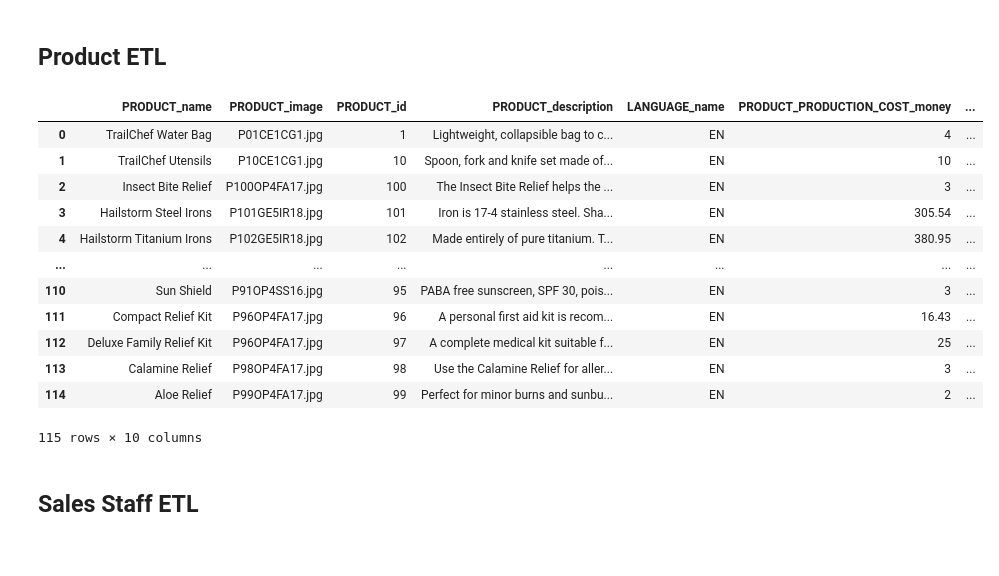
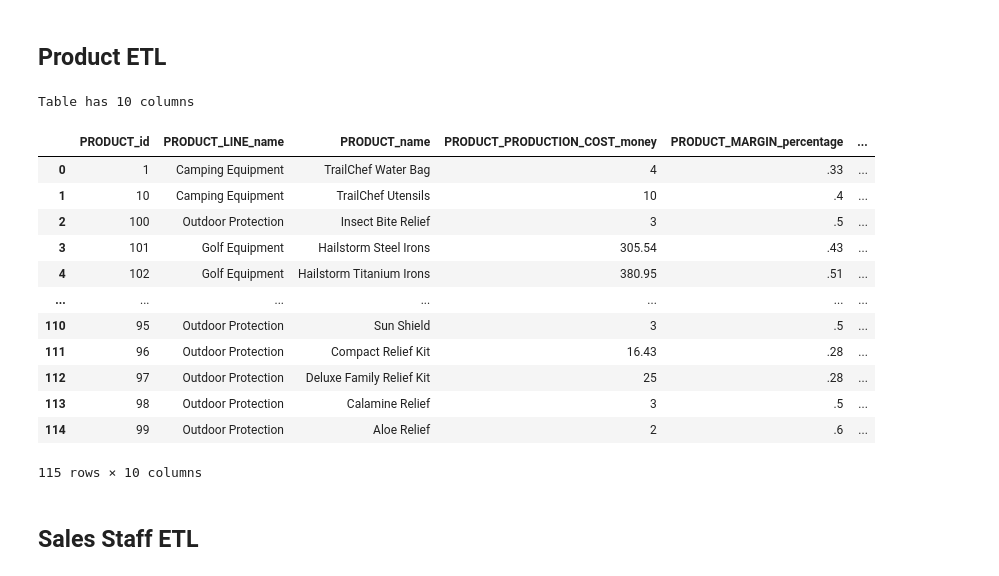
Before and after one commit to Vertcol/Datawarehouse, a Jupyter notebook: ETL.ipynb, the cells around one changed output. Saved outputs shown, nothing was run; the diff lists cells and outputs as text; code cells hidden in the pictures.

```diff
--- a/ETL.ipynb
+++ b/ETL.ipynb
@@ -268,31 +268,34 @@ column_types
 # %% [markdown]
 ## Product ETL
 # %%
+# Merge
 product_etl = pd.merge(product, product_type, on="PRODUCT_TYPE_CODE")
-product_etl = pd.merge(product_etl, product_line, on="PRODUCT_LINE_CODE")\
-    [[
-        "PRODUCT_NAME", "PRODUCT_IMAGE", "PRODUCT_NUMBER",
-        "DESCRIPTION", "LANGUAGE", "PRODUCTION_COST",
-        "MARGIN", "INTRODUCTION_DATE", "PRODUCT_LINE_CODE",
-        "PRODUCT_LINE_EN"
-    ]]\
-    .rename(columns=rename_mapping)
+product_etl = pd.merge(product_etl, product_line, on="PRODUCT_LINE_CODE")
 
+# Rename
+product_etl = product_etl.rename(columns=rename_mapping)
+
+# Exclude
+product_etl = filterColumns(product_etl)
+
+# Assert
+sizeCheck(product_etl,10)
 product_etl
 # %% [output]
+Table has 10 columns
-|  | PRODUCT_name | PRODUCT_image | PRODUCT_id | PRODUCT_description | LANGUAGE_name | PRODUCT_PRODUCTION_COST_money | ... |
-| 0 | TrailChef Water Bag | P01CE1CG1.jpg | 1 | Lightweight, collapsible bag to c... | EN | 4 | ... |
-| 1 | TrailChef Utensils | P10CE1CG1.jpg | 10 | Spoon, fork and knife set made of... | EN | 10 | ... |
-| 2 | Insect Bite Relief | P100OP4FA17.jpg | 100 | The Insect Bite Relief helps the ... | EN | 3 | ... |
-| 3 | Hailstorm Steel Irons | P101GE5IR18.jpg | 101 | Iron is 17-4 stainless steel. Sha... | EN | 305.54 | ... |
-| 4 | Hailstorm Titanium Irons | P102GE5IR18.jpg | 102 | Made entirely of pure titanium. T... | EN | 380.95 | ... |
-| ... | ... | ... | ... | ... | ... | ... | ... |
-| 110 | Sun Shield | P91OP4SS16.jpg | 95 | PABA free sunscreen, SPF 30, pois... | EN | 3 | ... |
-| 111 | Compact Relief Kit | P96OP4FA17.jpg | 96 | A personal first aid kit is recom... | EN | 16.43 | ... |
-| 112 | Deluxe Family Relief Kit | P96OP4FA17.jpg | 97 | A complete medical kit suitable f... | EN | 25 | ... |
-| 113 | Calamine Relief | P98OP4FA17.jpg | 98 | Use the Calamine Relief for aller... | EN | 3 | ... |
-| 114 | Aloe Relief | P99OP4FA17.jpg | 99 | Perfect for minor burns and sunbu... | EN | 2 | ... |
+|  | PRODUCT_id | PRODUCT_LINE_name | PRODUCT_name | PRODUCT_PRODUCTION_COST_money | PRODUCT_MARGIN_percentage | ... |
+| 0 | 1 | Camping Equipment | TrailChef Water Bag | 4 | .33 | ... |
+| 1 | 10 | Camping Equipment | TrailChef Utensils | 10 | .4 | ... |
+| 2 | 100 | Outdoor Protection | Insect Bite Relief | 3 | .5 | ... |
+| 3 | 101 | Golf Equipment | Hailstorm Steel Irons | 305.54 | .43 | ... |
+| 4 | 102 | Golf Equipment | Hailstorm Titanium Irons | 380.95 | .51 | ... |
+| ... | ... | ... | ... | ... | ... | ... |
+| 110 | 95 | Outdoor Protection | Sun Shield | 3 | .5 | ... |
+| 111 | 96 | Outdoor Protection | Compact Relief Kit | 16.43 | .28 | ... |
+| 112 | 97 | Outdoor Protection | Deluxe Family Relief Kit | 25 | .28 | ... |
+| 113 | 98 | Outdoor Protection | Calamine Relief | 3 | .5 | ... |
+| 114 | 99 | Outdoor Protection | Aloe Relief | 2 | .6 | ... |
-115 rows × 10 columns
+115 rows × 10 columns
 # %% [markdown]
 ## Sales Staff ETL
 # %%
```
Also changed, not shown: parts of 10 cells of this notebook.
